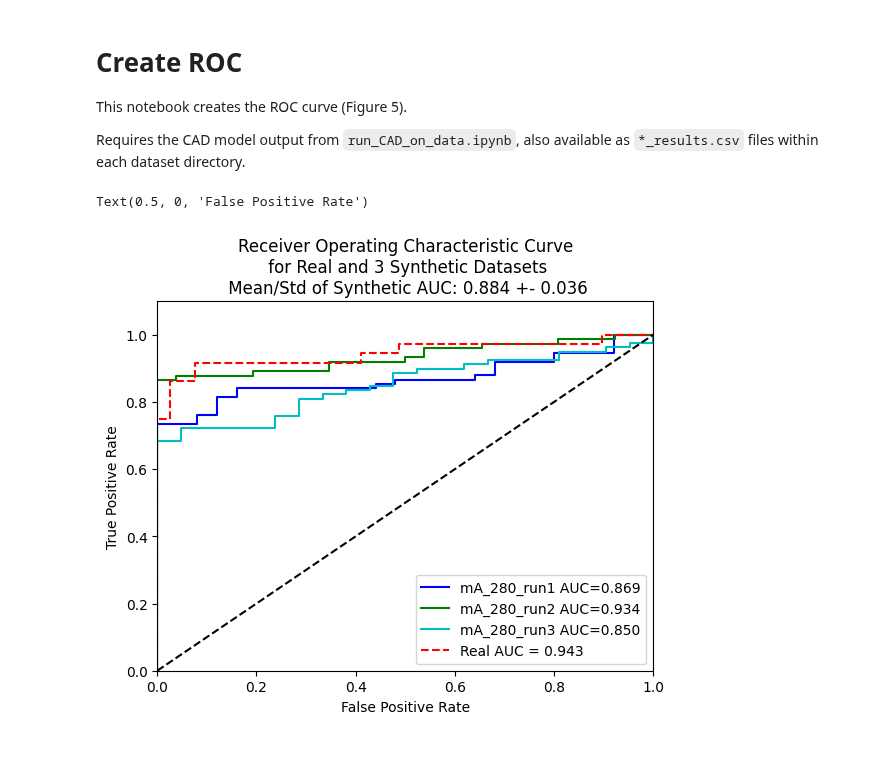
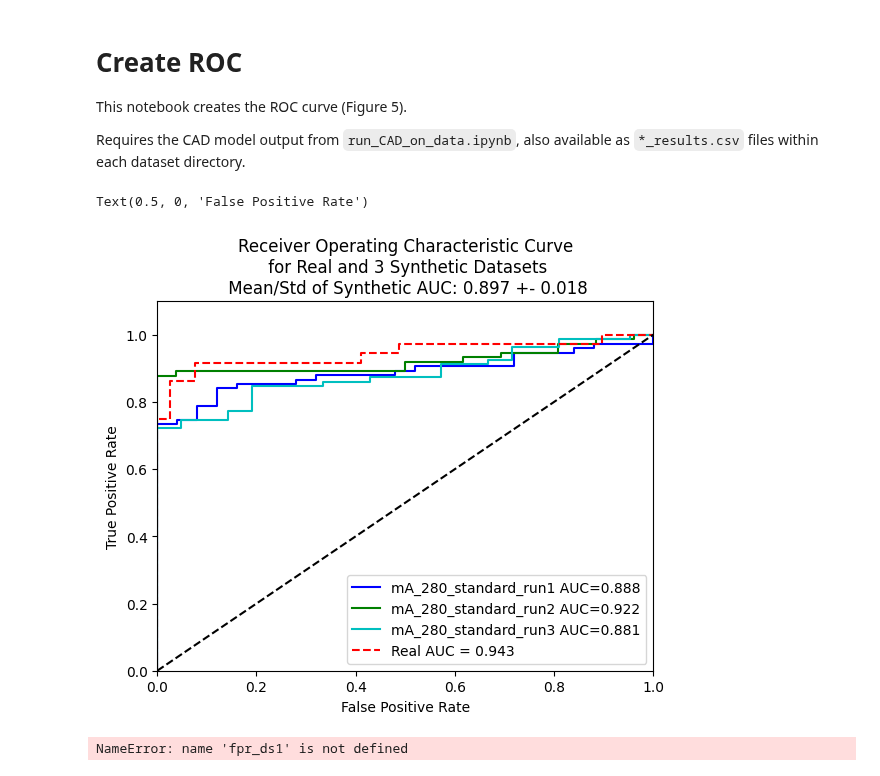
Before and after one commit to DIDSR/framework-for-synthetic-ICH-to-assess-AI-generalizability, a Jupyter notebook: notebooks/fig7_create_ROC.ipynb, the cells around one changed output. Cells and saved outputs as stored; diff of their text form; code cells hidden in the pictures.

Commit message:
add no mass effect results to new plot

```diff
--- a/notebooks/fig7_create_ROC.ipynb
+++ b/notebooks/fig7_create_ROC.ipynb
@@ -20,66 +20,68 @@ results_real = results_real[~np.isnan(results_real).any(axis=1), :] # remove row
 labels_real = results_real[:, 0]
 pred_real = results_real[:, 1]
 
 fpr_real, tpr_real, thresholds_real = metrics.roc_curve(labels_real, pred_real, pos_label=1)
 roc_df_real = pd.DataFrame(zip(fpr_real, tpr_real, thresholds_real),columns = ["FPR","TPR","Threshold"])
 
 roc_auc = metrics.auc(fpr_real, tpr_real)
 
 #dataset_path = Path('../datasets')
 dataset_path = '/projects01/didsr-aiml/jayse.weaver/insilicoich/'
-#dataset_names = ['mA_280_run1']
-dataset_names = ['mA_280_run1', 'mA_280_run2', 'mA_280_run3']
-colors = ['blue', 'green', 'c']
+dataset_names = ['mA_280_standard_run1', 'mA_280_standard_run2', 'mA_280_standard_run3']
+#dataset_names = ['mA_280_run1', 'mA_280_run2', 'mA_280_run3', 'mA_280_standard_run1', 'mA_280_standard_run2', 'mA_280_standard_run3']
+colors = ['blue', 'green', 'c'] #, 'blue', 'green', 'c']
+styles = ['-', '-', '-', '-.'] #, '-.', '-.']
 
 auc = []
 for idx, dataset in enumerate(dataset_names):
 
     # read in synthetic results
     ds1 = pd.read_csv(dataset_path + dataset + '/' + dataset + '_results.csv')
     fpr, tpr, thresh = metrics.roc_curve(ds1['truth'], ds1['pred'], pos_label=1)
     auc.append(metrics.auc(fpr, tpr))
 
-    plt.plot(fpr, tpr, '-', label = (dataset + ' AUC=%0.3f' % auc[idx]), color=colors[idx], markersize=5)
+    plt.plot(fpr, tpr, styles[idx], label = (dataset + ' AUC=%0.3f' % auc[idx]), color=colors[idx], markersize=5)
 
-# Plot separate ROC for each synthetic dataset
 plt.title('Receiver Operating Characteristic Curve\n for Real and 3 Synthetic Datasets\n Mean/Std of Synthetic AUC: %0.3f +- %0.3f' % (np.mean(auc) , np.std(auc)))
 plt.plot(fpr_real, tpr_real, '--', label = 'Real AUC = %0.3f' % roc_auc, color='red', markersize=5)
 plt.legend(loc = 'lower right')
 plt.plot([0, 1], [0, 1],'--', color='black')
 plt.xlim([0, 1])
 plt.ylim([0, 1.1])
 plt.ylabel('True Positive Rate')
 plt.xlabel('False Positive Rate')
 # %% [output]
 Text(0.5, 0, 'False Positive Rate')
-[figure, old version]
+[figure, new version]
 # %%
-## Combine the three synthetic datasets into one ROC
-syn_string = 'Synthetic, AUC = %0.3f +- %0.3f' % (np.mean(auc) , np.std(auc))
-real_string = 'Real, AUC = %0.3f' % roc_auc
+# ## Combine the three synthetic datasets into one ROC
+# syn_string = 'Synthetic, AUC = %0.3f +- %0.3f' % (np.mean(auc) , np.std(auc))
+# real_string = 'Real, AUC = %0.3f' % roc_auc
 
-ds1_roc = pd.DataFrame(zip(fpr_ds1, tpr_ds1, thresh_ds1),columns = ["FPR","TPR","Threshold"])
-ds1_roc['DS_ID'] = 'DS1'
-ds1_roc['Dataset Type'] = syn_string
-ds2_roc = pd.DataFrame(zip(fpr_ds2, tpr_ds2, thresh_ds2),columns = ["FPR","TPR","Threshold"])
-ds2_roc['DS_ID'] = 'DS2'
-ds2_roc['Dataset Type'] = syn_string
-ds3_roc = pd.DataFrame(zip(fpr_ds3, tpr_ds3, thresh_ds3),columns = ["FPR","TPR","Threshold"])
-ds3_roc['DS_ID'] = 'DS3'
-ds3_roc['DS_TYPE'] = syn_string
+# ds1_roc = pd.DataFrame(zip(fpr_ds1, tpr_ds1, thresh_ds1),columns = ["FPR","TPR","Threshold"])
+# ds1_roc['DS_ID'] = 'DS1'
+# ds1_roc['Dataset Type'] = syn_string
+# ds2_roc = pd.DataFrame(zip(fpr_ds2, tpr_ds2, thresh_ds2),columns = ["FPR","TPR","Threshold"])
+# ds2_roc['DS_ID'] = 'DS2'
+# ds2_roc['Dataset Type'] = syn_string
+# ds3_roc = pd.DataFrame(zip(fpr_ds3, tpr_ds3, thresh_ds3),columns = ["FPR","TPR","Threshold"])
+# ds3_roc['DS_ID'] = 'DS3'
+# ds3_roc['DS_TYPE'] = syn_string
 
-roc_df_real['Dataset Type'] = real_string
-roc_df_real['DS_ID'] = 'Real1'
+# roc_df_real['Dataset Type'] = real_string
+# roc_df_real['DS_ID'] = 'Real1'
 
-all_roc = pd.concat([ds1_roc, ds2_roc, ds3_roc])
+# all_roc = pd.concat([ds1_roc, ds2_roc, ds3_roc])
 
-import seaborn as sns
-plt.figure()
-plt.title('Receiver Operating Characteristic Curve for Real and 3 Synthetic Datasets')
-ax = sns.lineplot(data=all_roc, x='FPR', y='TPR', hue='Dataset Type')
-plt.plot(fpr_real, tpr_real, 'co-', label = 'Real AUC = %0.3f' % roc_auc, color='orange', markersize=0)
-ax.legend()
-sns.move_legend(ax, "lower right")
-plt.plot([0, 1], [0, 1],'r--')
-plt.xlim([0, 1])
-plt.ylim([0, 1])
+# import seaborn as sns
+# plt.figure()
+# plt.title('Receiver Operating Characteristic Curve for Real and 3 Synthetic Datasets')
+# ax = sns.lineplot(data=all_roc, x='FPR', y='TPR', hue='Dataset Type')
+# plt.plot(fpr_real, tpr_real, 'co-', label = 'Real AUC = %0.3f' % roc_auc, color='orange', markersize=0)
+# ax.legend()
+# sns.move_legend(ax, "lower right")
+# plt.plot([0, 1], [0, 1],'r--')
+# plt.xlim([0, 1])
+# plt.ylim([0, 1])
+# %% [output]
+NameError: name 'fpr_ds1' is not defined
```
Also changed, not shown: parts of 1 cell of this notebook.
